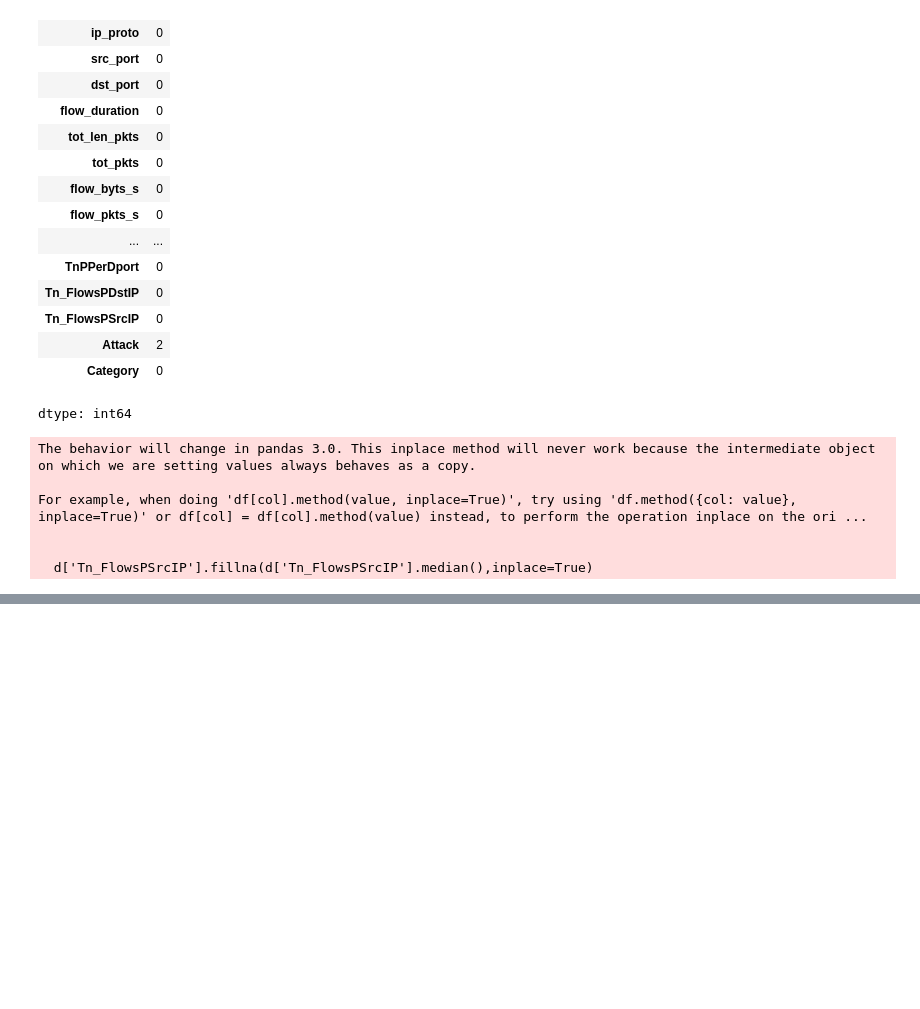
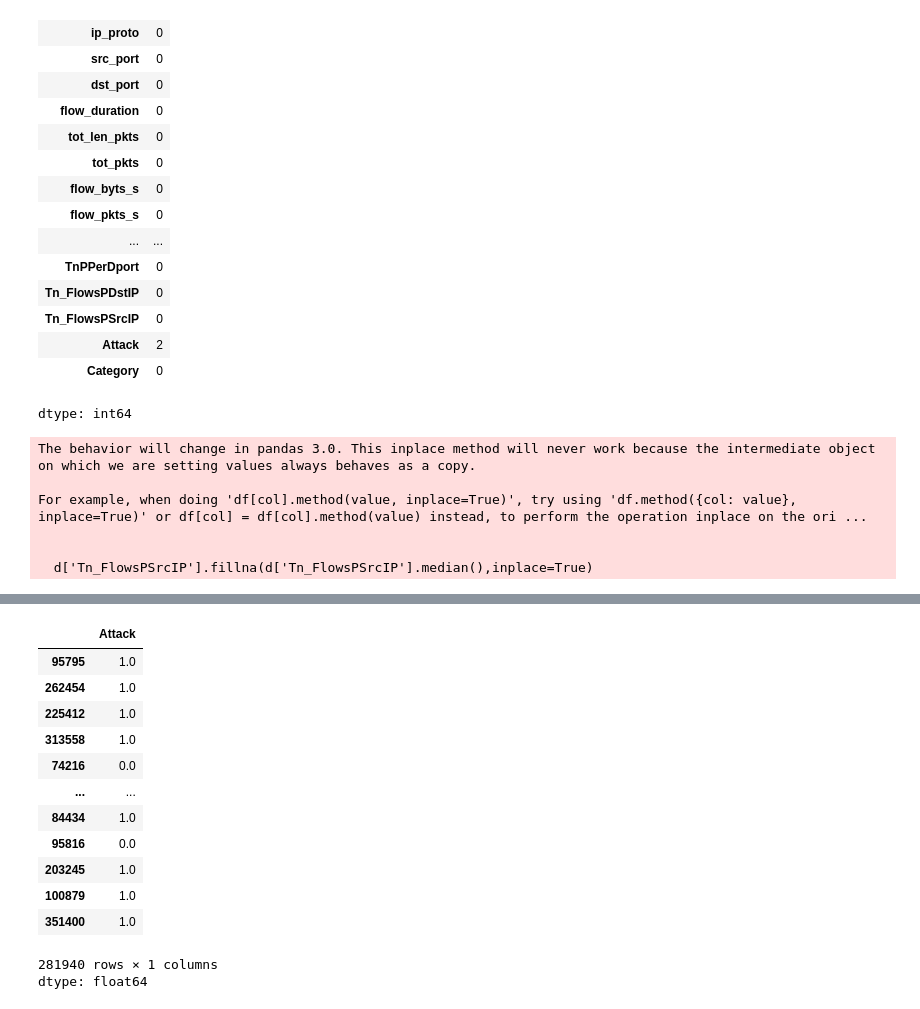
Before and after one commit to OmegaS48/Internship_NITP, a Jupyter notebook: Intern_Day2.ipynb, the cells around one changed output, grey strips where cells are left out. Saved outputs shown, nothing was run; the diff lists cells and outputs as text; code cells hidden in the pictures; blank space fills up the shorter version.

```diff
--- a/Intern_Day2.ipynb
+++ b/Intern_Day2.ipynb
@@ -618,0 +727,17 @@ For example, when doing 'df[col].method(value, inplace=True)', try using 'df.met
+# %%
+Y_train
+# %% [output]
+|  | Attack |
+| 95795 | 1.0 |
+| 262454 | 1.0 |
+| 225412 | 1.0 |
+| 313558 | 1.0 |
+| 74216 | 0.0 |
+| ... | ... |
+| 84434 | 1.0 |
+| 95816 | 0.0 |
+| 203245 | 1.0 |
+| 100879 | 1.0 |
+| 351400 | 1.0 |
+281940 rows × 1 columns
+dtype: float64
```
Also changed, not shown: parts of 21 cells of this notebook.
